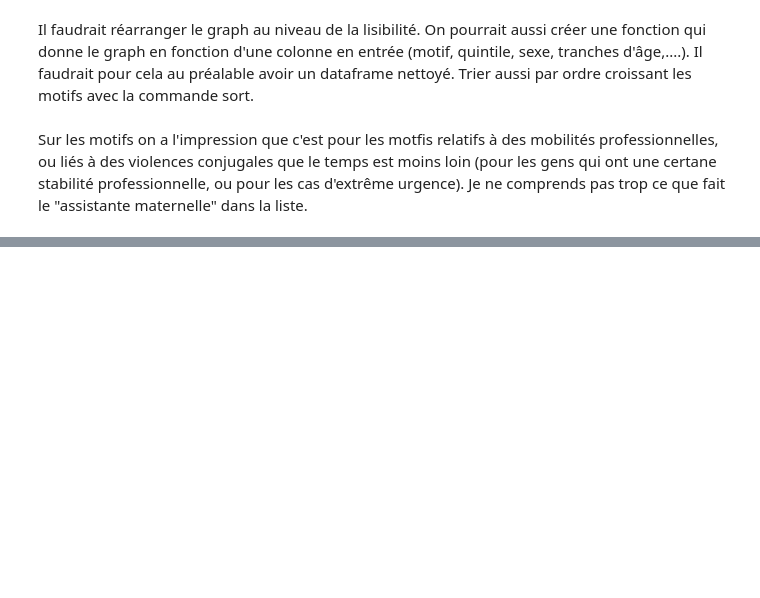
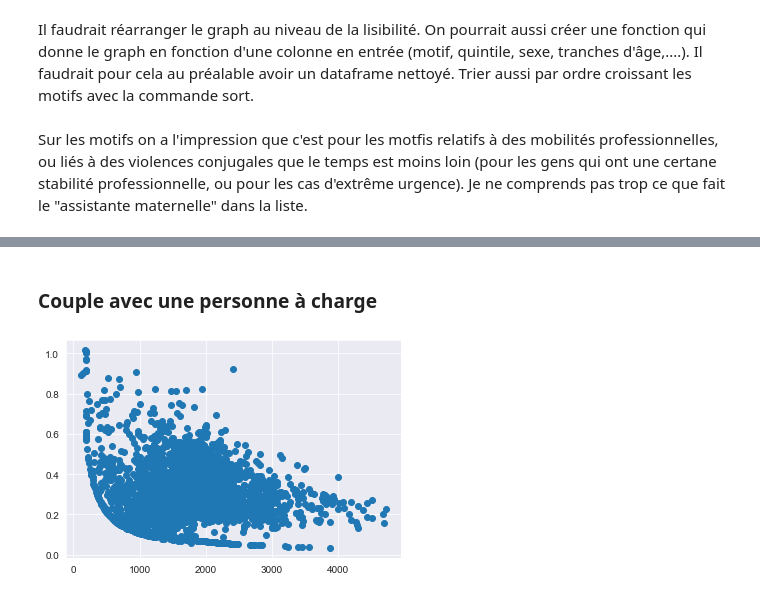
Before and after one commit to cmllbll/Social-Housing-in-France, a Jupyter notebook: Temps d'attente.ipynb, the cells around one changed output, grey strips where cells are left out. Cells and saved outputs as stored; diff of their text form; code cells hidden in the pictures; blank space fills up the shorter version.

```diff
--- a/Temps d'attente.ipynb
+++ b/Temps d'attente.ipynb
@@ -773,0 +833,8 @@ Sur les motifs on a l'impression que c'est pour les motfis relatifs à des mobil
+# %% [markdown]
+### Couple avec une personne à charge
+# %%
+Couple1p=df[df['Composition foyer demandeur']=='Au moins 2 cotitulaires avec une personne à charge']
+plt.scatter(Couple1p["Ri + PFS"], Couple1p["Taux d\'effort"])
+plt.show()
+# %% [output]
+[figure, added]
```
Also changed, not shown: parts of 9 cells of this notebook, 2 other files.
